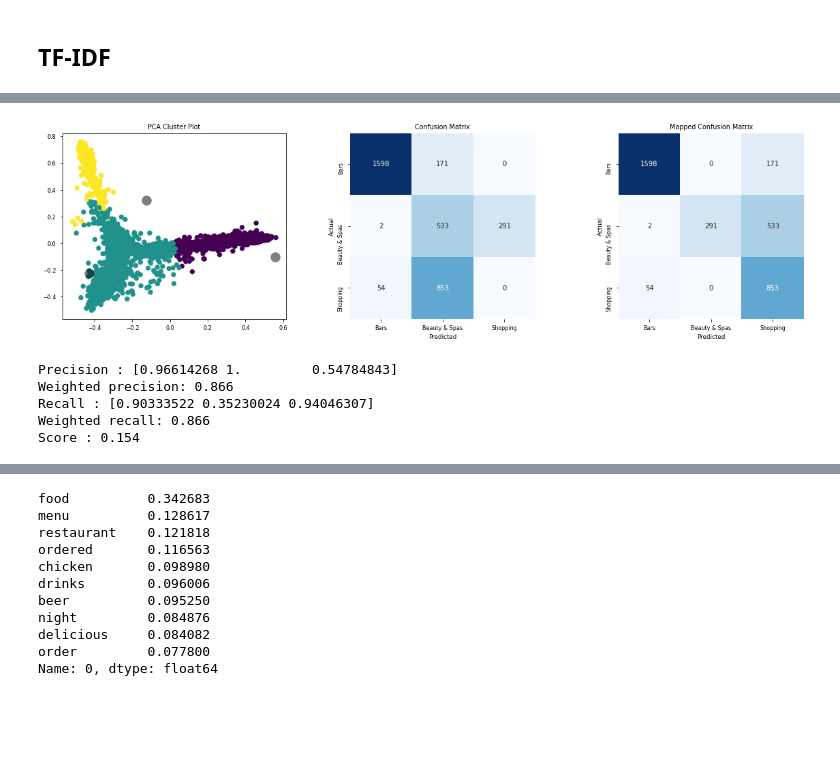
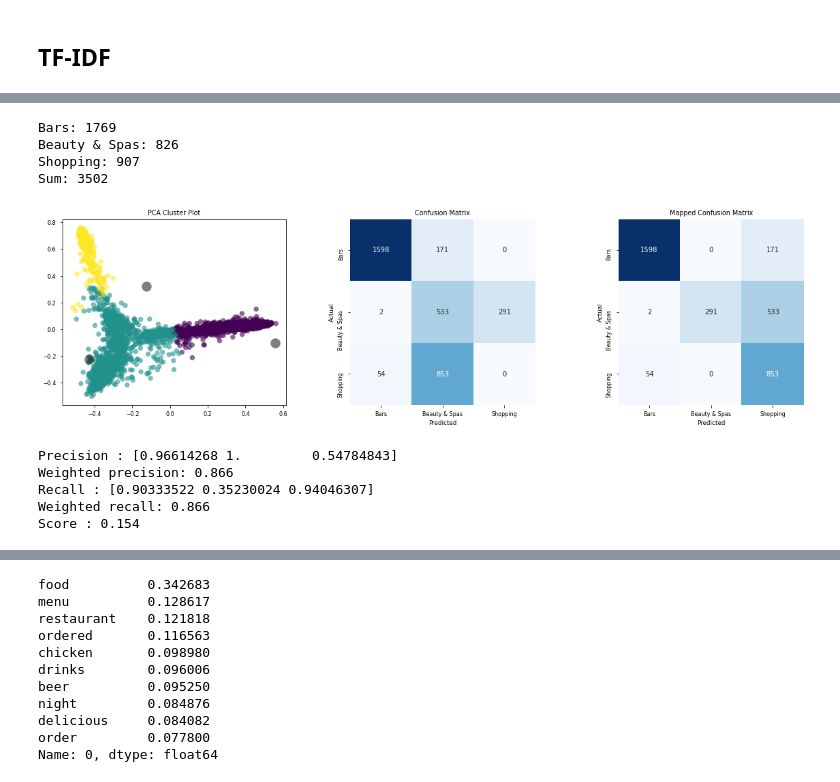
Before and after one commit to lkostakis/data-mining-NLP, a Jupyter notebook: ask3.ipynb, the cells around one changed output, grey strips where cells are left out. Drawn from its saved outputs; the diff is of its cells as text; code cells hidden in the pictures; blank space fills up the shorter version.

```diff
--- a/ask3.ipynb
+++ b/ask3.ipynb
@@ -248,7 +281,17 @@ Sum: 3502
+# %%
+n0 = true_labels.count(0)
+n1 = true_labels.count(1)
+n2 = true_labels.count(2)
+print('Bars: {}\nBeauty & Spas: {}\nShopping: {}\nSum: {}'.format(n0, n1, n2, n0+n1+n2))
+# %% [output]
+Bars: 1769
+Beauty & Spas: 826
+Shopping: 907
+Sum: 3502
 # %%
-labels_c3, pred_c3 = Kmeans_winfo(3, true_labels, document_term_matrix)
+labels_c3, pred_c3, centers_2d_c3 = Kmeans_winfo(3, true_labels, document_term_matrix)
 # %% [output]
-[figure, old version]
+[figure, new version]
 Precision : [0.96614268 1.         0.54784843]
 Weighted precision: 0.866
 Recall : [0.90333522 0.35230024 0.94046307]
```
Also changed, not shown: parts of 37 cells of this notebook.
